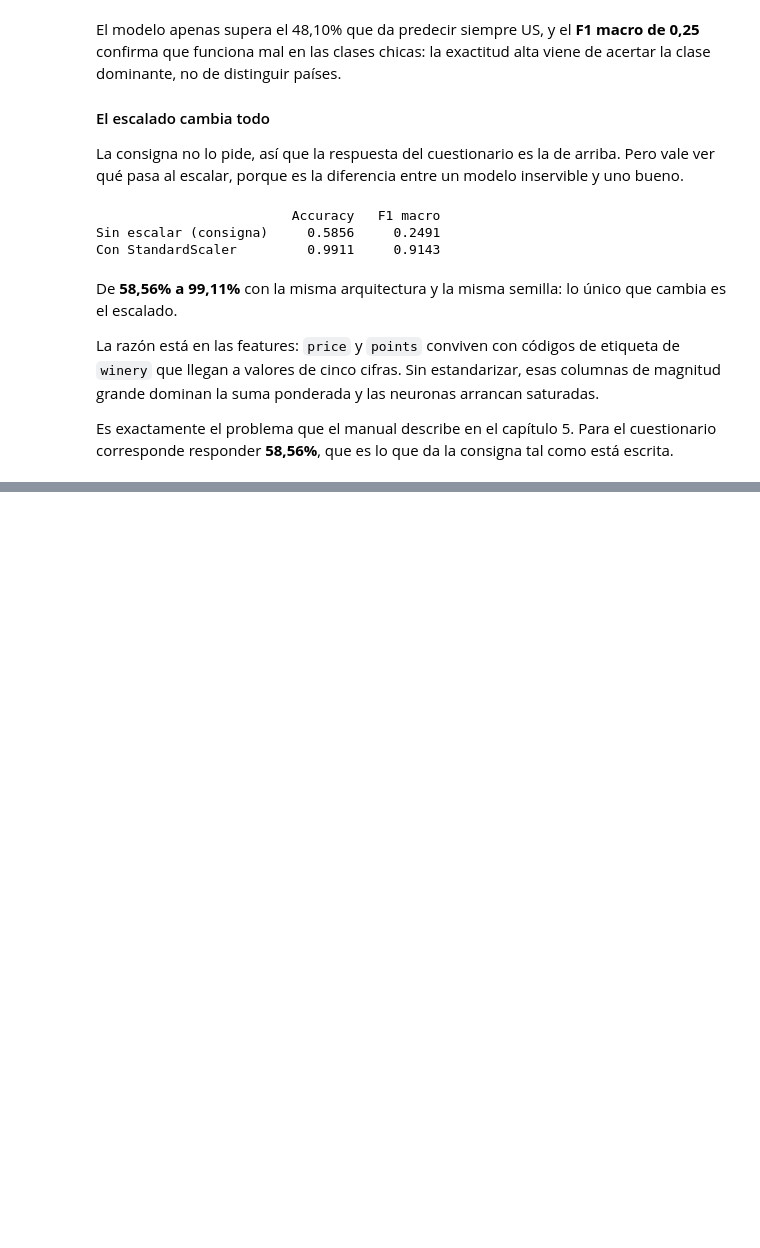
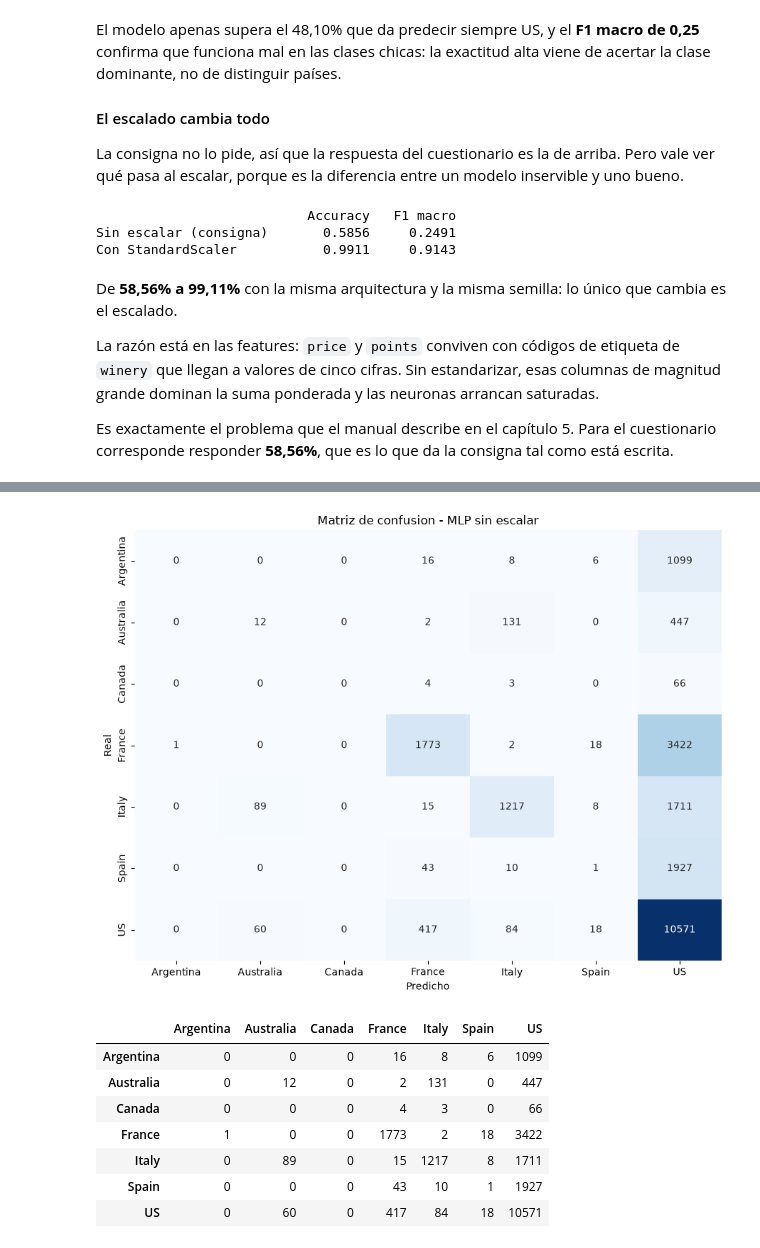
Before and after one commit to alvarezleonardo/Data-Science, a Jupyter notebook: 06-fundamentos-de-redes-neuronales/practica/evaluacion-final/evaluacion_final_vinos.ipynb, the cells around one changed output, grey strips where cells are left out. Cells and saved outputs as stored; diff of their text form; code cells hidden in the pictures; blank space fills up the shorter version.

```diff
--- a/06-fundamentos-de-redes-neuronales/practica/evaluacion-final/evaluacion_final_vinos.ipynb
+++ b/06-fundamentos-de-redes-neuronales/practica/evaluacion-final/evaluacion_final_vinos.ipynb
@@ -452,0 +464,14 @@ Es exactamente el problema que el manual describe en el capítulo 5. Para el cue
+# %%
+le_country = encoders_eliminados['country']
+print('Mapeo de clases:', dict(enumerate(le_country.classes_)))
+
+codigo_argentina = le_country.transform(['Argentina'])[0]
+
+predijo_argentina = (y_pred_el == codigo_argentina).sum()
+reales_argentina = (y_test_el == codigo_argentina).sum()
+aciertos_argentina = ((y_pred_el == codigo_argentina) & (y_test_el == codigo_argentina)).sum()
+
+print(f'\nArgentina tiene el codigo: {codigo_argentina}')
+print(f'Veces que el modelo predijo Argentina : {predijo_argentina}')
+print(f'Casos de Argentina que habia en test   : {reales_argentina}')
+print(f'De esos, cuantos acerto                : {aciertos_argentina}')
@@ -452,0 +491,24 @@ Es exactamente el problema que el manual describe en el capítulo 5. Para el cue
+# %%
+cm = confusion_matrix(y_test_el, y_pred_el)
+clases = le_country.classes_
+
+plt.figure(figsize=(9, 7))
+sns.heatmap(cm, annot=True, fmt='d', cmap='Blues',
+            xticklabels=clases, yticklabels=clases, cbar=False)
+plt.xlabel('Predicho')
+plt.ylabel('Real')
+plt.title('Matriz de confusion - MLP sin escalar')
+plt.tight_layout()
+plt.show()
+
+pd.DataFrame(cm, index=clases, columns=clases)
+# %% [output]
+[figure, added]
+|  | Argentina | Australia | Canada | France | Italy | Spain | US |
+| Argentina | 0 | 0 | 0 | 16 | 8 | 6 | 1099 |
+| Australia | 0 | 12 | 0 | 2 | 131 | 0 | 447 |
+| Canada | 0 | 0 | 0 | 4 | 3 | 0 | 66 |
+| France | 1 | 0 | 0 | 1773 | 2 | 18 | 3422 |
+| Italy | 0 | 89 | 0 | 15 | 1217 | 8 | 1711 |
+| Spain | 0 | 0 | 0 | 43 | 10 | 1 | 1927 |
+| US | 0 | 60 | 0 | 417 | 84 | 18 | 10571 |
```
Also changed, not shown: parts of 6 cells of this notebook, 1 other file.
